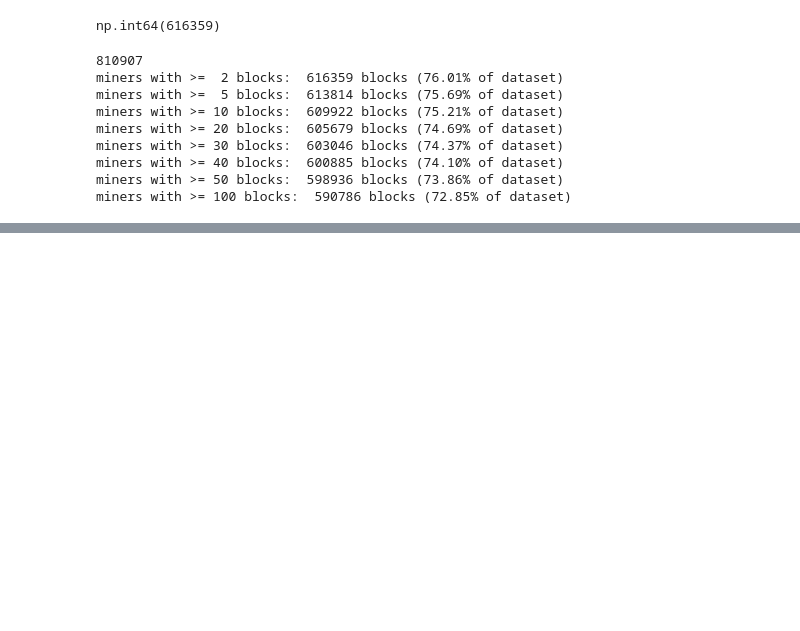
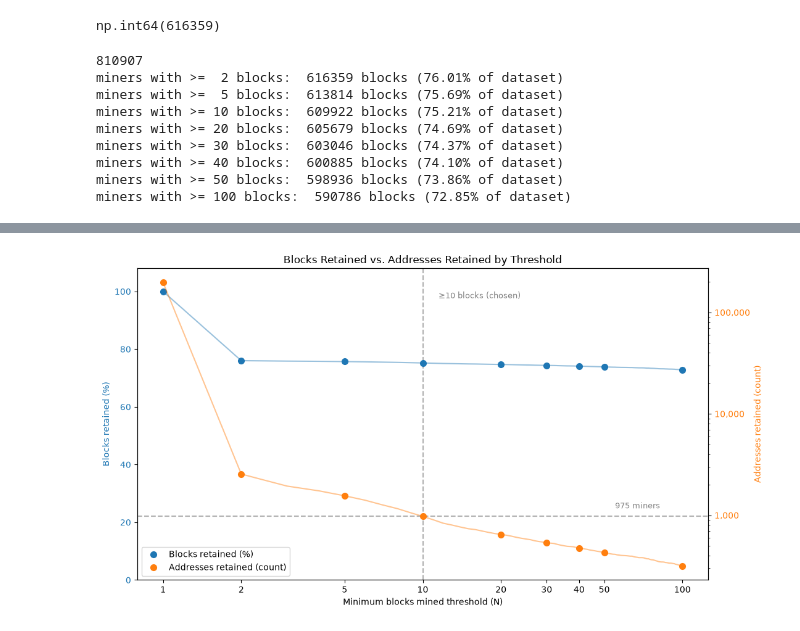
Before and after one commit to Kwokym111/poai_simulation, a Jupyter notebook: src/miner_attribution.ipynb, the cells around one changed output, grey strips where cells are left out. Cells and saved outputs as stored; diff of their text form; code cells hidden in the pictures; blank space fills up the shorter version.

```diff
--- a/src/miner_attribution.ipynb
+++ b/src/miner_attribution.ipynb
@@ -574,0 +646,63 @@ miners with >= 100 blocks:  590786 blocks (72.85% of dataset)
+# %%
+total_blocks = miner_block_counts.sum()
+
+# Fine grid: real computed values at every integer threshold, not interpolated
+fine_thresholds = list(range(1, 101))
+fine_addresses = []
+fine_blocks_pct = []
+for t in fine_thresholds:
+    kept = miner_block_counts[miner_block_counts >= t]
+    fine_addresses.append(len(kept))
+    fine_blocks_pct.append(kept.sum() / total_blocks * 100)
+
+# The explicit thresholds mentioned
+named_thresholds = [1, 2, 5, 10, 20, 30, 40, 50, 100]
+named_addresses = [fine_addresses[t - 1] for t in named_thresholds]
+named_blocks_pct = [fine_blocks_pct[t - 1] for t in named_thresholds]
+
+fig, ax1 = plt.subplots(figsize=(11, 6))
+
+color1 = 'tab:blue'
+ax1.plot(fine_thresholds, fine_blocks_pct, color=color1, alpha=0.45, linewidth=1.5)
+ax1.plot(named_thresholds, named_blocks_pct, marker='o', color=color1, linestyle='None',
+          markersize=7, label='Blocks retained (%)', zorder=5)
+ax1.set_xscale('log')
+ax1.set_xlabel('Minimum blocks mined threshold (N)')
+ax1.set_ylabel('Blocks retained (%)', color=color1)
+ax1.tick_params(axis='y', labelcolor=color1)
+ax1.set_ylim(0, 108)
+
+ax2 = ax1.twinx()
+color2 = 'tab:orange'
+ax2.plot(fine_thresholds, fine_addresses, color=color2, alpha=0.45, linewidth=1.5)
+ax2.plot(named_thresholds, named_addresses, marker='o', color=color2, linestyle='None',
+          markersize=7, label='Addresses retained (count)', zorder=5)
+ax2.set_yscale('log')
+ax2.yaxis.set_major_formatter(mticker.FuncFormatter(lambda x, _: f'{int(x):,}'))
+ax2.set_ylabel('Addresses retained (count)', color=color2)
+ax2.tick_params(axis='y', labelcolor=color2)
+
+# Explicit ticks only at the thresholds explicitly named
+ax1.set_xticks(named_thresholds)
+ax1.set_xticklabels([str(t) for t in named_thresholds])
+ax1.minorticks_off()
+
+# Vertical marker: chosen block count
+chosen = 10
+ax1.axvline(chosen, color='gray', linestyle='--', alpha=0.6)
+ax1.text(chosen * 1.15, 100, '≥10 blocks (chosen)', color='gray', fontsize=9, va='top')
+
+# Horizontal marker: chosen miner count, on the orange (count) axis
+chosen_addr = 975
+ax2.axhline(chosen_addr, color='gray', linestyle='--', alpha=0.6)
+ax2.text(55, chosen_addr * 1.15, '975 miners', color='gray', fontsize=9, va='bottom', ha='left')
+
+lines1, labels1 = ax1.get_legend_handles_labels()
+lines2, labels2 = ax2.get_legend_handles_labels()
+ax1.legend(lines1 + lines2, labels1 + labels2, loc='lower left')
+
+plt.title('Blocks Retained vs. Addresses Retained by Threshold')
+fig.tight_layout()
+plt.show()
+# %% [output]
+[figure, added]
```
Also changed, not shown: parts of 5 cells of this notebook, 5 other files.
